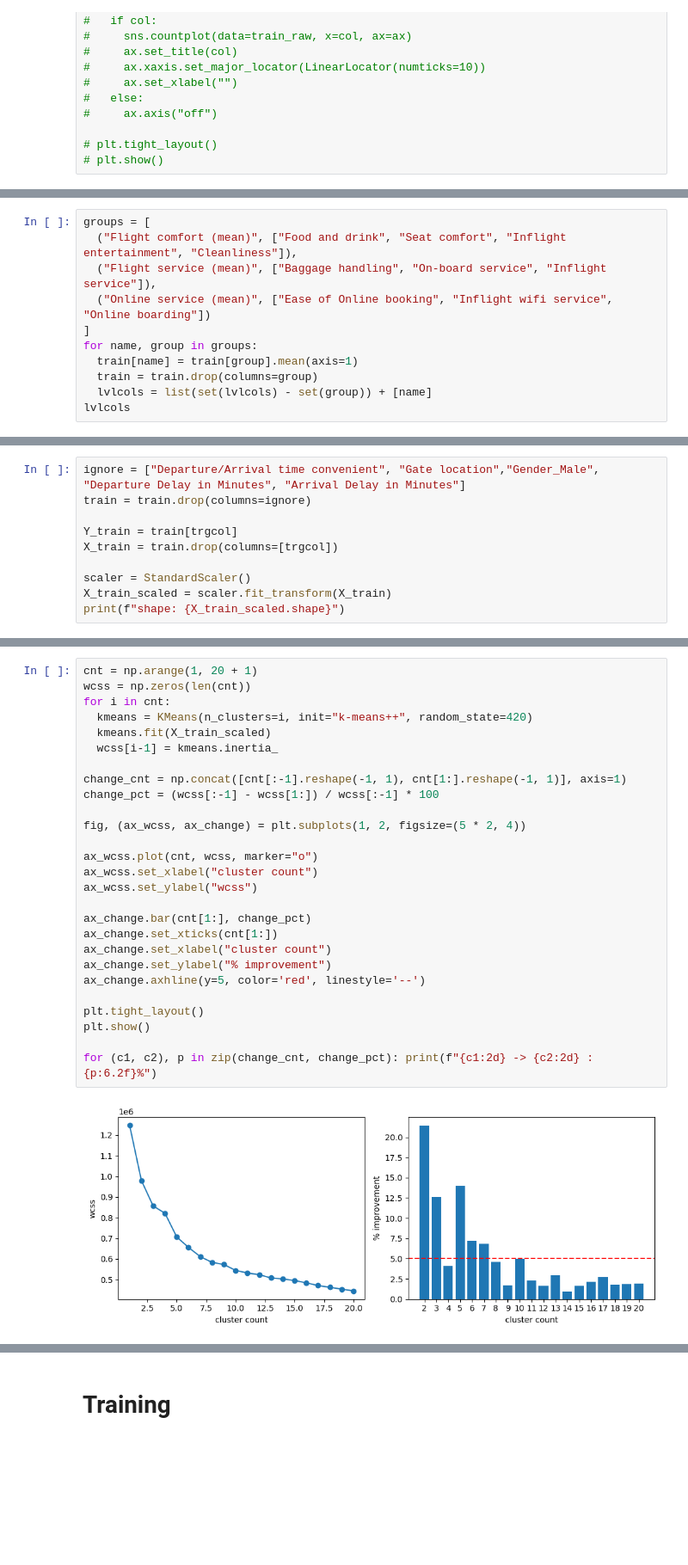
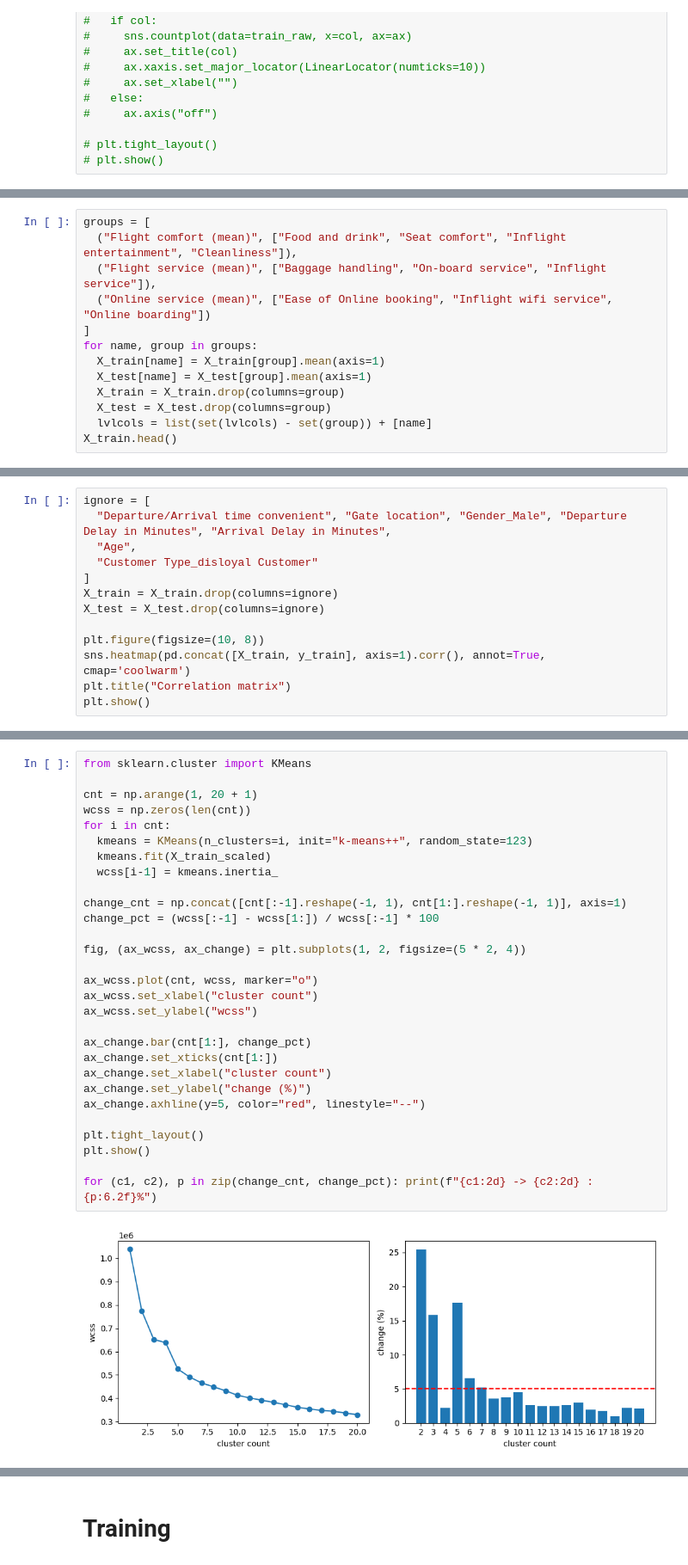
Before and after one commit to serafi-nebot-uib/ia_2025, a Jupyter notebook: notebooks/practica-3/main.ipynb, the cells around one changed output, grey strips where cells are left out. Shown at 86% size. Drawn from its saved outputs; the diff is of its cells as text; blank space fills up the shorter version.

```diff
--- a/notebooks/practica-3/main.ipynb
+++ b/notebooks/practica-3/main.ipynb
@@ -244,8 +260,10 @@ groups = [
   ("Online service (mean)", ["Ease of Online booking", "Inflight wifi service", "Online boarding"])
 ]
 for name, group in groups:
-  train[name] = train[group].mean(axis=1)
-  train = train.drop(columns=group)
+  X_train[name] = X_train[group].mean(axis=1)
+  X_test[name] = X_test[group].mean(axis=1)
+  X_train = X_train.drop(columns=group)
+  X_test = X_test.drop(columns=group)
   lvlcols = list(set(lvlcols) - set(group)) + [name]
-lvlcols
+X_train.head()
 # %% [output]
@@ -266,11 +283,14 @@ plt.show()
 # %%
-ignore = ["Departure/Arrival time convenient", "Gate location","Gender_Male", "Departure Delay in Minutes", "Arrival Delay in Minutes"]
-train = train.drop(columns=ignore)
+ignore = [
+  "Departure/Arrival time convenient", "Gate location", "Gender_Male", "Departure Delay in Minutes", "Arrival Delay in Minutes",
+  "Age",
+  "Customer Type_disloyal Customer"
+]
+X_train = X_train.drop(columns=ignore)
+X_test = X_test.drop(columns=ignore)
 
-Y_train = train[trgcol]
-X_train = train.drop(columns=[trgcol])
-
-scaler = StandardScaler()
-X_train_scaled = scaler.fit_transform(X_train)
-print(f"shape: {X_train_scaled.shape}")
+plt.figure(figsize=(10, 8))
+sns.heatmap(pd.concat([X_train, y_train], axis=1).corr(), annot=True, cmap='coolwarm')
+plt.title("Correlation matrix")
+plt.show()
 # %% [output]
@@ -278,29 +305,31 @@ shape: (103904, 12)
 # %%
+from sklearn.cluster import KMeans
+
 cnt = np.arange(1, 20 + 1)
 wcss = np.zeros(len(cnt))
 for i in cnt:
-  kmeans = KMeans(n_clusters=i, init="k-means++", random_state=420)
+  kmeans = KMeans(n_clusters=i, init="k-means++", random_state=123)
   kmeans.fit(X_train_scaled)
   wcss[i-1] = kmeans.inertia_
 
 change_cnt = np.concat([cnt[:-1].reshape(-1, 1), cnt[1:].reshape(-1, 1)], axis=1)
 change_pct = (wcss[:-1] - wcss[1:]) / wcss[:-1] * 100
 
 fig, (ax_wcss, ax_change) = plt.subplots(1, 2, figsize=(5 * 2, 4))
 
 ax_wcss.plot(cnt, wcss, marker="o")
 ax_wcss.set_xlabel("cluster count")
 ax_wcss.set_ylabel("wcss")
 
 ax_change.bar(cnt[1:], change_pct)
 ax_change.set_xticks(cnt[1:])
 ax_change.set_xlabel("cluster count")
-ax_change.set_ylabel("% improvement")
-ax_change.axhline(y=5, color='red', linestyle='--')
+ax_change.set_ylabel("change (%)")
+ax_change.axhline(y=5, color="red", linestyle="--")
 
 plt.tight_layout()
 plt.show()
 
 for (c1, c2), p in zip(change_cnt, change_pct): print(f"{c1:2d} -> {c2:2d} : {p:6.2f}%")
 # %% [output]
-[figure, old version]
+[figure, new version]
```
Also changed, not shown: parts of 25 cells of this notebook, 1 other file.
